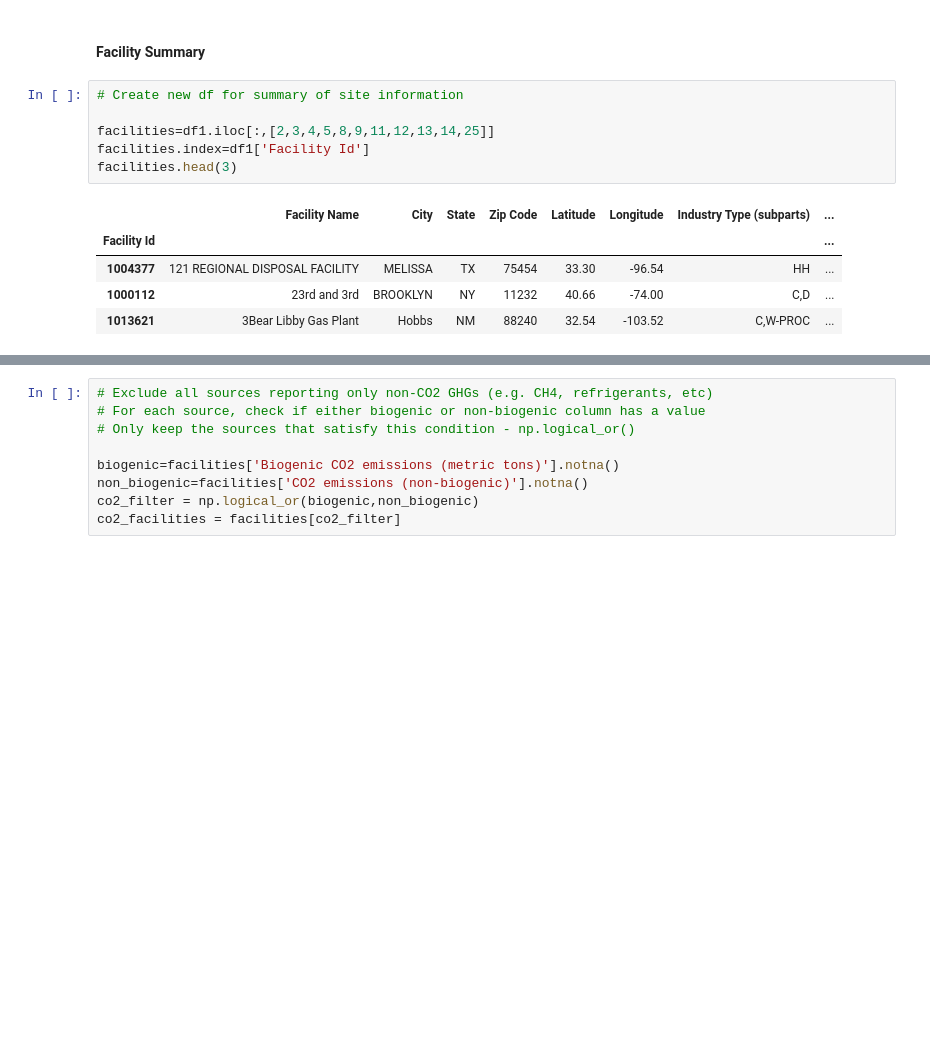
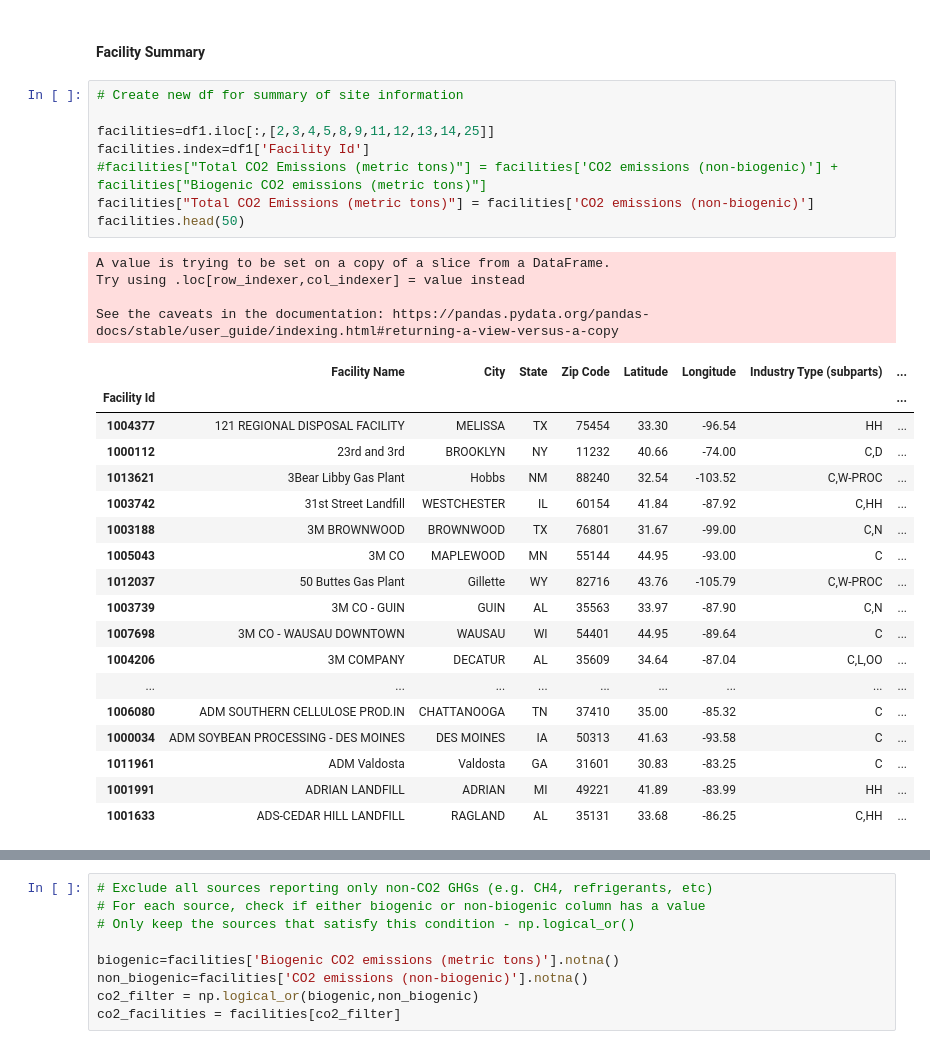
Before and after one commit to edanyi/ed_RCEL506, a Jupyter notebook: RCEL_506_CCS_Analysis.ipynb, the cells around one changed output, grey strips where cells are left out. Drawn from its saved outputs; the diff is of its cells as text; blank space fills up the shorter version.

```diff
--- a/RCEL_506_CCS_Analysis.ipynb
+++ b/RCEL_506_CCS_Analysis.ipynb
@@ -71,15 +71,34 @@ memory usage: 3.3+ MB
 # %%
 # Create new df for summary of site information
 
 facilities=df1.iloc[:,[2,3,4,5,8,9,11,12,13,14,25]]
 facilities.index=df1['Facility Id']
-facilities.head(3)
+#facilities["Total CO2 Emissions (metric tons)"] = facilities['CO2 emissions (non-biogenic)'] + facilities["Biogenic CO2 emissions (metric tons)"]
+facilities["Total CO2 Emissions (metric tons)"] = facilities['CO2 emissions (non-biogenic)']
+facilities.head(50)
 # %% [output]
+A value is trying to be set on a copy of a slice from a DataFrame.
+Try using .loc[row_indexer,col_indexer] = value instead
+
+See the caveats in the documentation: https://pandas.pydata.org/pandas-docs/stable/user_guide/indexing.html#returning-a-view-versus-a-copy
 |  | Facility Name | City | State | Zip Code | Latitude | Longitude | Industry Type (subparts) | ... |
 | Facility Id |  |  |  |  |  |  |  | ... |
 | 1004377 | 121 REGIONAL DISPOSAL FACILITY | MELISSA | TX | 75454 | 33.30 | -96.54 | HH | ... |
 | 1000112 | 23rd and 3rd | BROOKLYN | NY | 11232 | 40.66 | -74.00 | C,D | ... |
 | 1013621 | 3Bear Libby Gas Plant | Hobbs | NM | 88240 | 32.54 | -103.52 | C,W-PROC | ... |
+| 1003742 | 31st Street Landfill | WESTCHESTER | IL | 60154 | 41.84 | -87.92 | C,HH | ... |
+| 1003188 | 3M BROWNWOOD | BROWNWOOD | TX | 76801 | 31.67 | -99.00 | C,N | ... |
+| 1005043 | 3M CO | MAPLEWOOD | MN | 55144 | 44.95 | -93.00 | C | ... |
+| 1012037 | 50 Buttes Gas Plant | Gillette | WY | 82716 | 43.76 | -105.79 | C,W-PROC | ... |
+| 1003739 | 3M CO - GUIN | GUIN | AL | 35563 | 33.97 | -87.90 | C,N | ... |
+| 1007698 | 3M CO - WAUSAU DOWNTOWN | WAUSAU | WI | 54401 | 44.95 | -89.64 | C | ... |
+| 1004206 | 3M COMPANY | DECATUR | AL | 35609 | 34.64 | -87.04 | C,L,OO | ... |
+| ... | ... | ... | ... | ... | ... | ... | ... | ... |
+| 1006080 | ADM SOUTHERN CELLULOSE PROD.IN | CHATTANOOGA | TN | 37410 | 35.00 | -85.32 | C | ... |
+| 1000034 | ADM SOYBEAN PROCESSING - DES MOINES | DES MOINES | IA | 50313 | 41.63 | -93.58 | C | ... |
+| 1011961 | ADM Valdosta | Valdosta | GA | 31601 | 30.83 | -83.25 | C | ... |
+| 1001991 | ADRIAN LANDFILL | ADRIAN | MI | 49221 | 41.89 | -83.99 | HH | ... |
+| 1001633 | ADS-CEDAR HILL LANDFILL | RAGLAND | AL | 35131 | 33.68 | -86.25 | C,HH | ... |
 # %%
 # Checking if all data is present
 # Exceptions - facilities with non-CO2 GHG emissions only (e.g. refrigerants)
```
Also changed, not shown: parts of 11 cells of this notebook.
